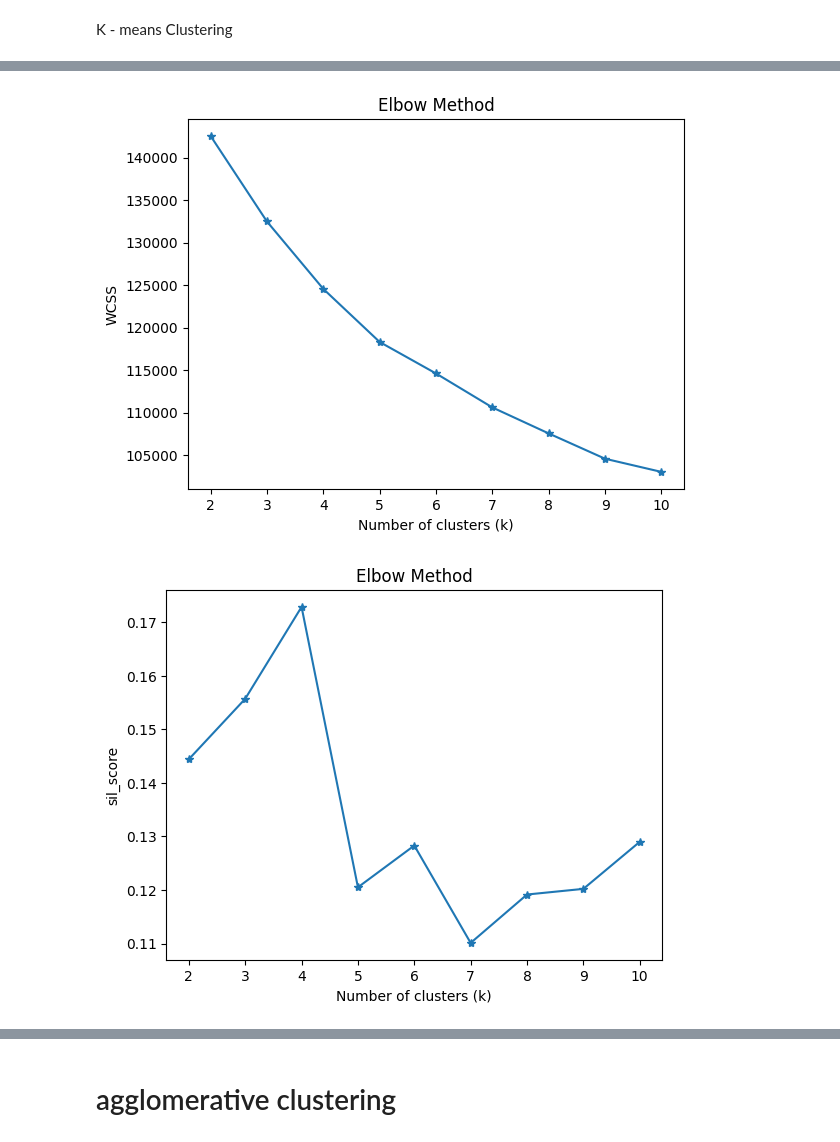
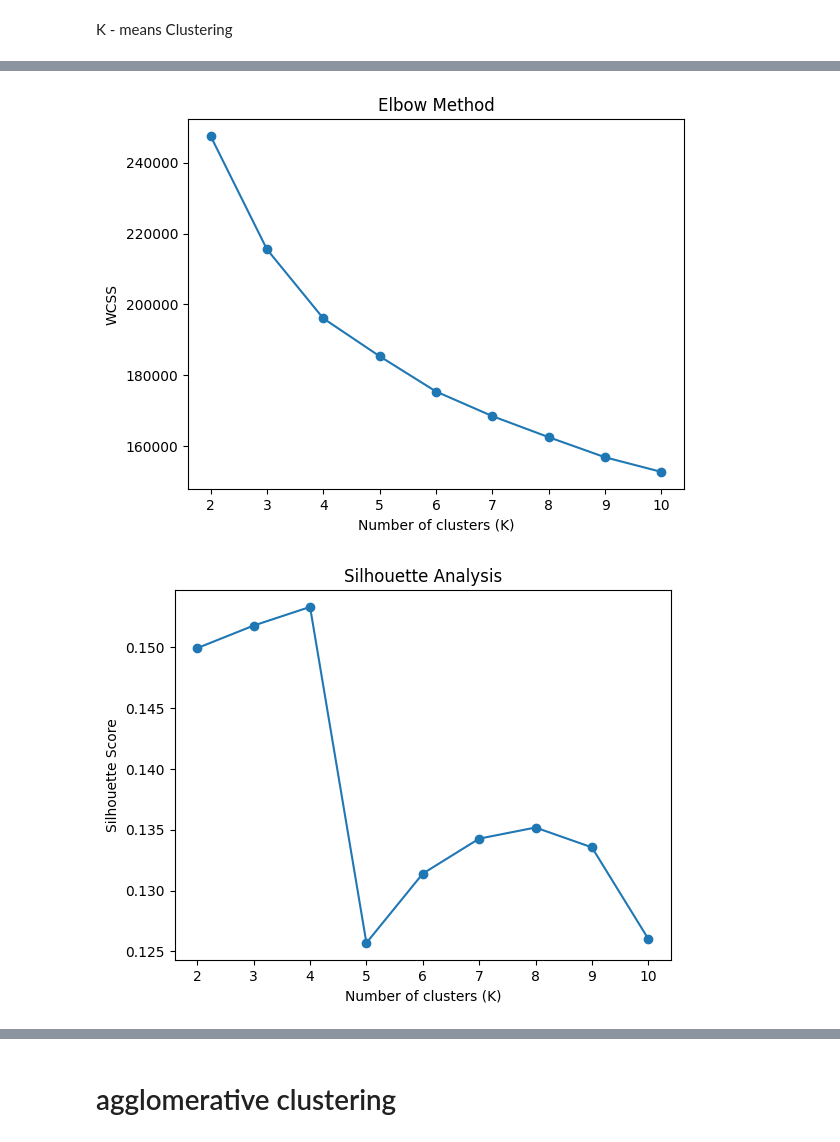
Before and after one commit to Aparna-981/ict-project, a Jupyter notebook: unsupervised_casestudy.ipynb, the cells around one changed output, grey strips where cells are left out. Saved outputs shown, nothing was run; the diff lists cells and outputs as text; code cells hidden in the pictures.

```diff
--- a/unsupervised_casestudy.ipynb
+++ b/unsupervised_casestudy.ipynb
@@ -376,7 +376,7 @@ adult_data
 # Scaling
 # %%
 cols=['age','hours-per-week','education-num']
-scaler = MinMaxScaler()
+scaler = StandardScaler()
 adult_data[cols] = scaler.fit_transform(adult_data[cols])
 # %%
 adult_data.head()
@@ -460,11 +470,11 @@ wcss=[]
 sil=[]
 
 for i in range(2,11):
-  kmeans=KMeans(n_clusters=i,init= 'k-means++',max_iter=300,n_init=10,random_state=0)
-  kmeans.fit(adult_pca)
+  kmeans=KMeans(n_clusters=i,init= 'k-means++',max_iter=300,n_init=9,random_state=0)
+  kmeans.fit(pca_data)
   wcss.append(kmeans.inertia_)
-  labels=kmeans.predict(adult_pca)
-  sil_score=silhouette_score(adult_pca,labels)
+  labels=kmeans.predict(pca_data)
+  sil_score=silhouette_score(pca_data,labels)
   print('wcss and silohouette score for K= {} is {} and {}'.format(i,kmeans.inertia_,sil_score))
   sil.append(sil_score)
 wcss
@@ -490,17 +500,17 @@ wcss and silohouette score for K= 10 is 103039.46311621115 and 0.128997494068912
 # %%
-plt.plot(range(2,11), wcss,marker="*")
-plt.xlabel('Number of clusters (k)')
+plt.plot(range(2,11), wcss, marker='o')
+plt.xlabel('Number of clusters (K)')
 plt.ylabel('WCSS')
 plt.title('Elbow Method')
 plt.show()
 # %% [output]
-[figure, old version]
+[figure, new version]
 # %%
-plt.plot(range(2,11), sil,marker="*")
-plt.xlabel('Number of clusters (k)')
-plt.ylabel('sil_score')
-plt.title('Elbow Method')
+plt.plot(range(2,11), sil, marker='o')
+plt.xlabel('Number of clusters (K)')
+plt.ylabel('Silhouette Score')
+plt.title('Silhouette Analysis')
 plt.show()
 # %% [output]
-[figure, old version]
+[figure, new version]
 # %%
```
Also changed, not shown: parts of 17 cells of this notebook.
